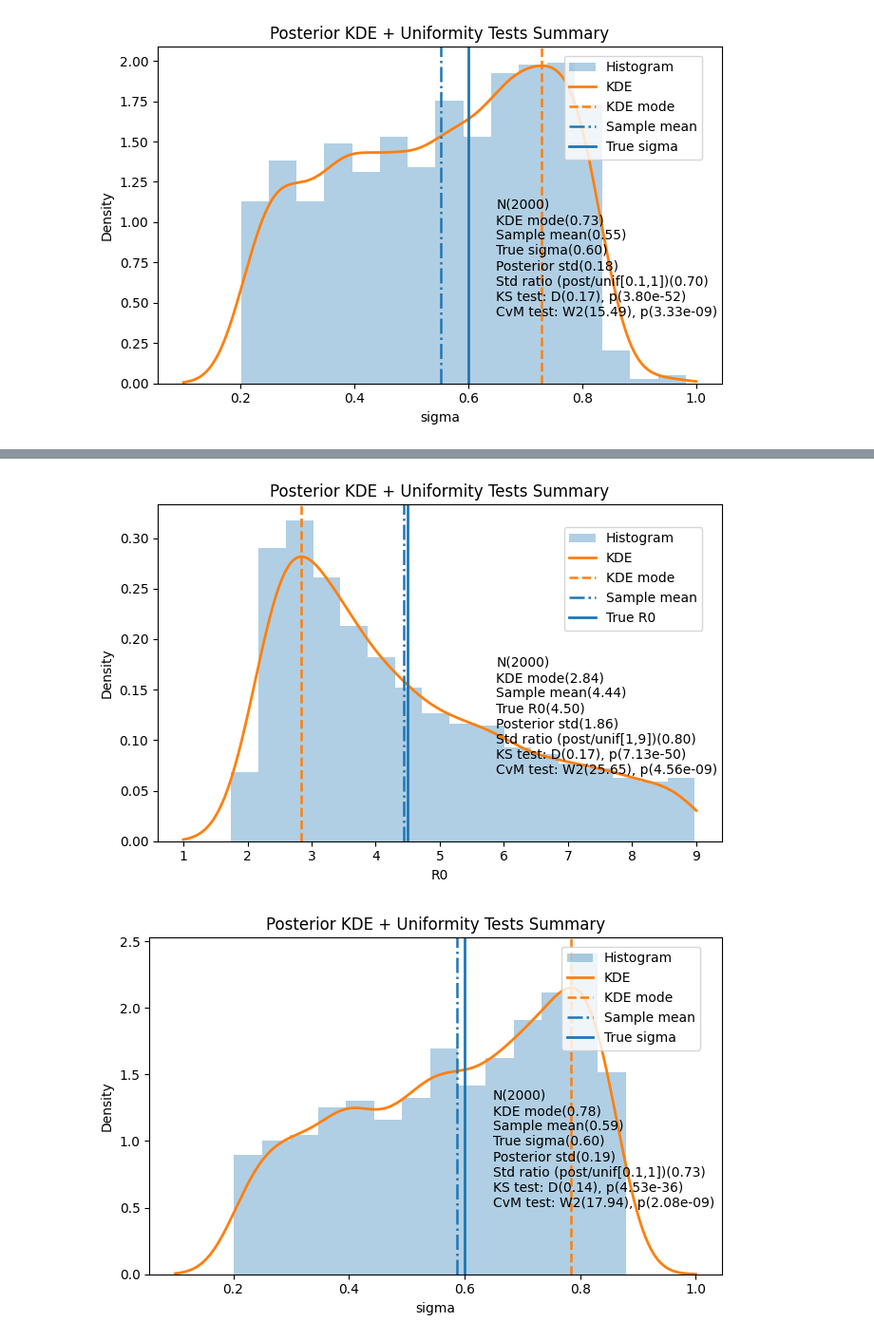
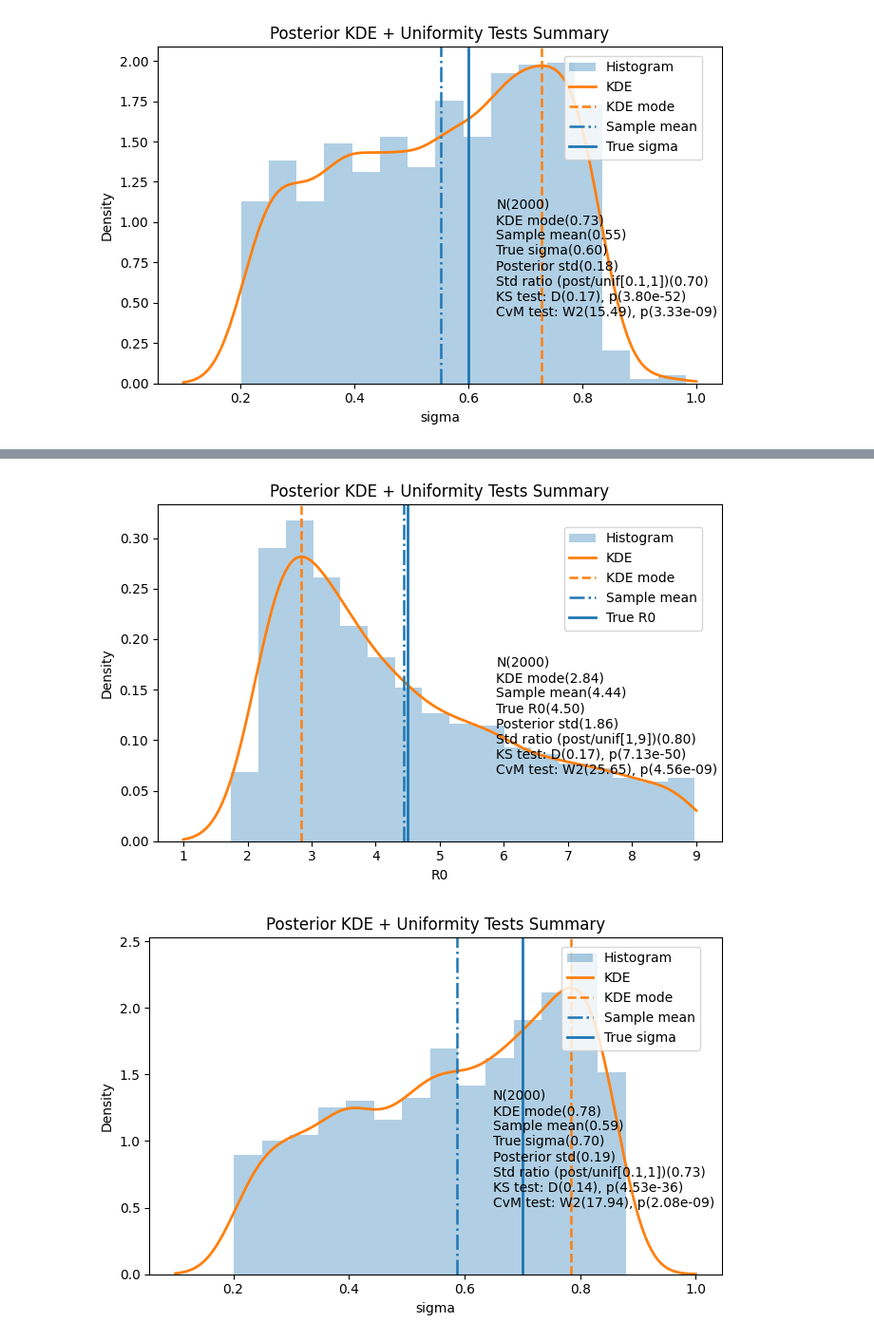
Before and after one commit to lzxiaohu/StrepA_program, a Jupyter notebook: code/from_260312/posterior_analysis.ipynb, the cells around one changed output, grey strips where cells are left out. Shown at 95% size. Cells and saved outputs as stored; diff of their text form; code cells hidden in the pictures.

Commit message:
plot figures for experimental results ss{6,7,11,12} sigma=0.7

```diff
--- a/code/from_260312/posterior_analysis.ipynb
+++ b/code/from_260312/posterior_analysis.ipynb
@@ -762,7 +762,7 @@ x = x[np.isfinite(x)]
 
 # ---------- Settings (your prior bounds + true/reference) ----------
 a, b = 0.1, 1.0          # prior bounds for uniform comparison
-sigma_true = 0.6             # reference/true sigma
+sigma_true = 0.7             # reference/true sigma
 
 # ---------- Posterior stats ----------
 n = x.size
@@ -805,34 +805,34 @@ txt = (
     f"Std ratio (post/unif[{a:g},{b:g}])({sd_ratio:.2f})\n"
     f"KS test: D({ks.statistic:.2f}), p({ks.pvalue:.2e})\n"
     f"CvM test: W2({cvm.statistic:.2f}), p({cvm.pvalue:.2e})"
 )
 # ax.text(
 #     0.52, 0.98, txt,
 #     transform=ax.transAxes,
 #     ha="left", va="top",
 #     bbox=dict(boxstyle="None", facecolor="white", alpha=0.85)
 # )
 ax.text(
     0.60, 0.55, txt,
     transform=ax.transAxes,
     ha="left", va="top",
     fontsize=10,
     bbox=None
 )
 
 
 # Put legend outside to avoid overlap with the text box
 ax.legend(loc="center left", bbox_to_anchor=(0.72, 0.82), borderaxespad=0.)
 
 ax.set_title("Posterior KDE + Uniformity Tests Summary")
 ax.set_xlabel("sigma")
 ax.set_ylabel("Density")
 fig.tight_layout()
 fig.savefig("../../figures/from_260312/posterior_results/sigma0p7/posterior_kde_summary_sigma_R04p5.png", dpi=300, bbox_inches="tight")
 plt.show()
 # %% [output]
 [figure]
-[figure, old version]
+[figure, new version]
 # %%
 # Posterior distributions of R0
 import numpy as np
```
Also changed, not shown: parts of 6 cells of this notebook, 9 other files.
